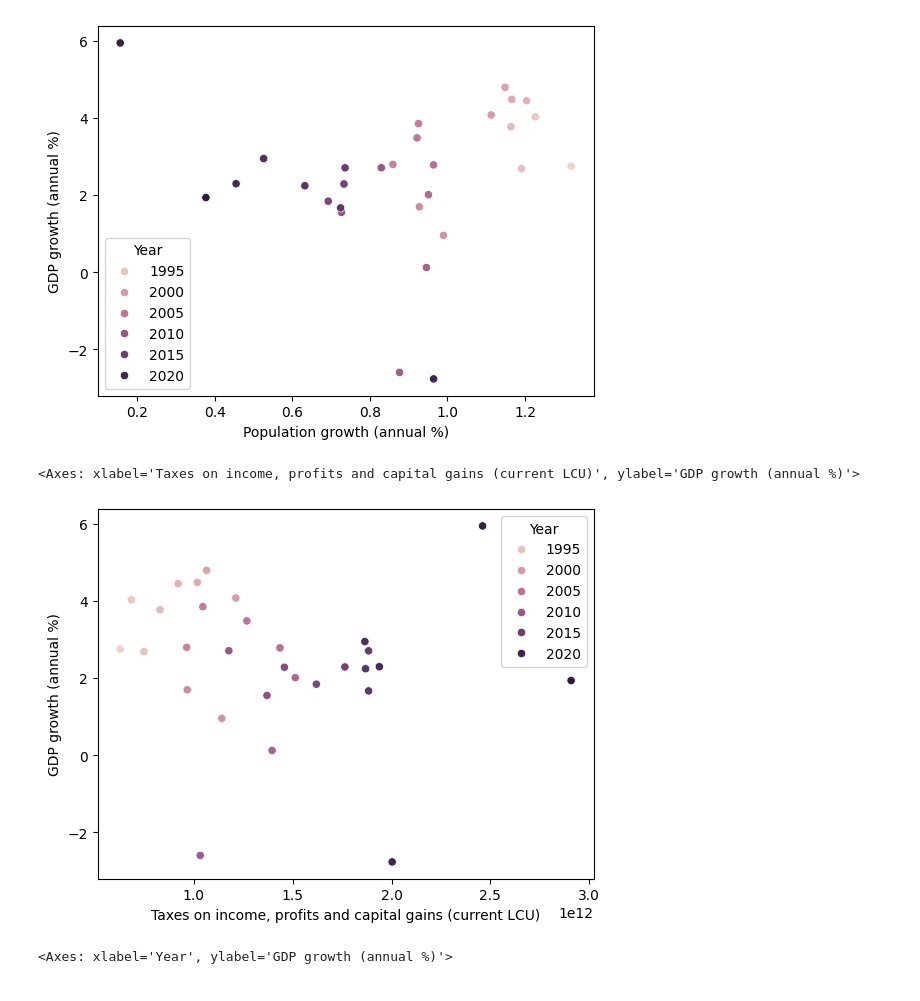
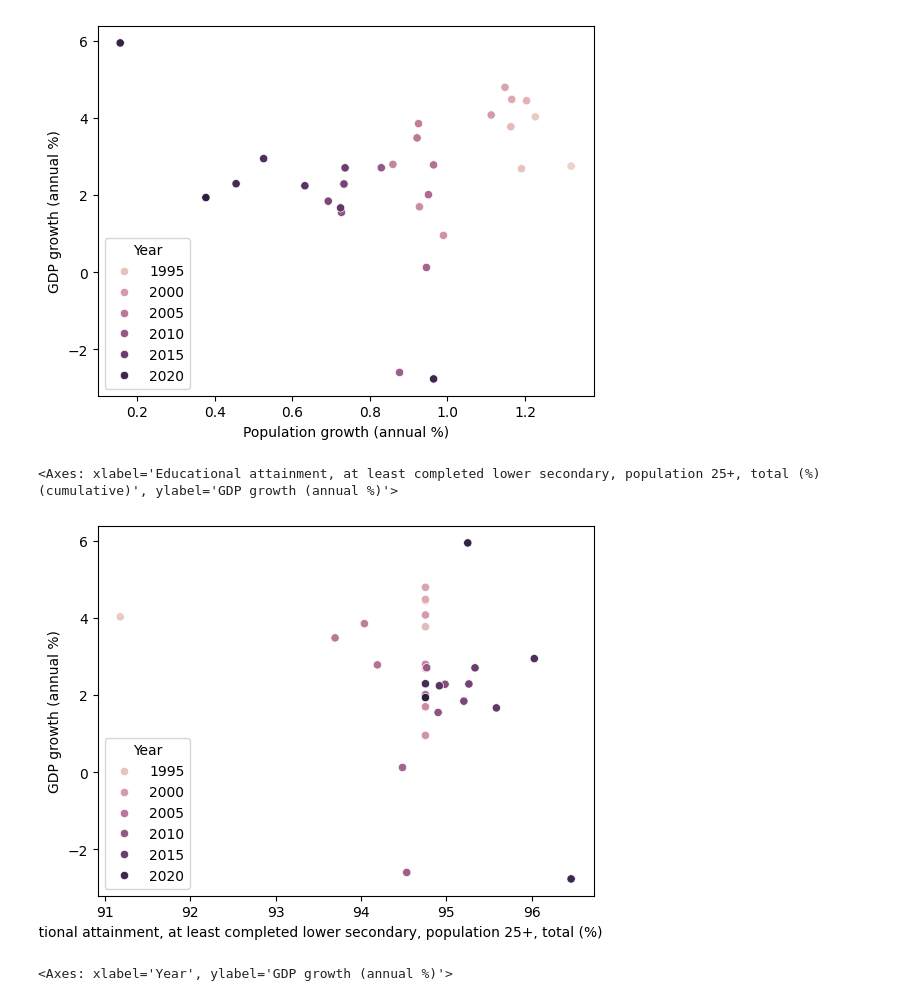
Before and after one commit to Shre-D/EGD-Assignment1, a Jupyter notebook: src/main.ipynb, the cells around one changed output. Saved outputs shown, nothing was run; the diff lists cells and outputs as text; code cells hidden in the pictures.

Commit message:
feat: update regression variables for the data

```diff
--- a/src/main.ipynb
+++ b/src/main.ipynb
@@ -125,6 +125,8 @@ sorted(sorted_cols.items(), key=lambda x: x[1])
  ...]
 # %%
 # selecting the columns we want to analyse
-selected_us_data = us_data[["Year","GDP growth (annual %)","GDP per capita (current US$)","Foreign direct investment, net outflows (BoP, current US$)","Inflation, consumer prices (annual %)","Unemployment, total (% of total labor force) (national estimate)","Population growth (annual %)","Taxes on income, profits and capital gains (current LCU)"]]
+selected_us_data = us_data[["Year","GDP growth (annual %)","GDP (constant 2015 US$)","Portfolio investment, net (BoP, current US$)","Inflation, consumer prices (annual %)","Unemployment, total (% of total labor force) (national estimate)","Population growth (annual %)","Educational attainment, at least completed lower secondary, population 25+, total (%) (cumulative)"]]
+mean_value = selected_us_data["Educational attainment, at least completed lower secondary, population 25+, total (%) (cumulative)"].mean()
+selected_us_data["Educational attainment, at least completed lower secondary, population 25+, total (%) (cumulative)"].fillna(value=mean_value, inplace=True)
 selected_us_data
 # %% [output]
@@ -194,10 +206,10 @@ sns.scatterplot(x='Population growth (annual %)',y='GDP growth (annual %)',hue='
 <Axes: xlabel='Population growth (annual %)', ylabel='GDP growth (annual %)'>
 [figure]
 # %%
-sns.scatterplot(x='Taxes on income, profits and capital gains (current LCU)',y='GDP growth (annual %)',hue='Year',data=selected_us_data)
+sns.scatterplot(x="Educational attainment, at least completed lower secondary, population 25+, total (%) (cumulative)",y='GDP growth (annual %)',hue='Year',data=selected_us_data)
 # %% [output]
-<Axes: xlabel='Taxes on income, profits and capital gains (current LCU)', ylabel='GDP growth (annual %)'>
+<Axes: xlabel='Educational attainment, at least completed lower secondary, population 25+, total (%) (cumulative)', ylabel='GDP growth (annual %)'>
-[figure, old version]
+[figure, new version]
 # %%
 sns.lineplot(data=selected_us_data, x="Year", y="GDP growth (annual %)")
 # %% [output]
```
Also changed, not shown: parts of 13 cells of this notebook.
